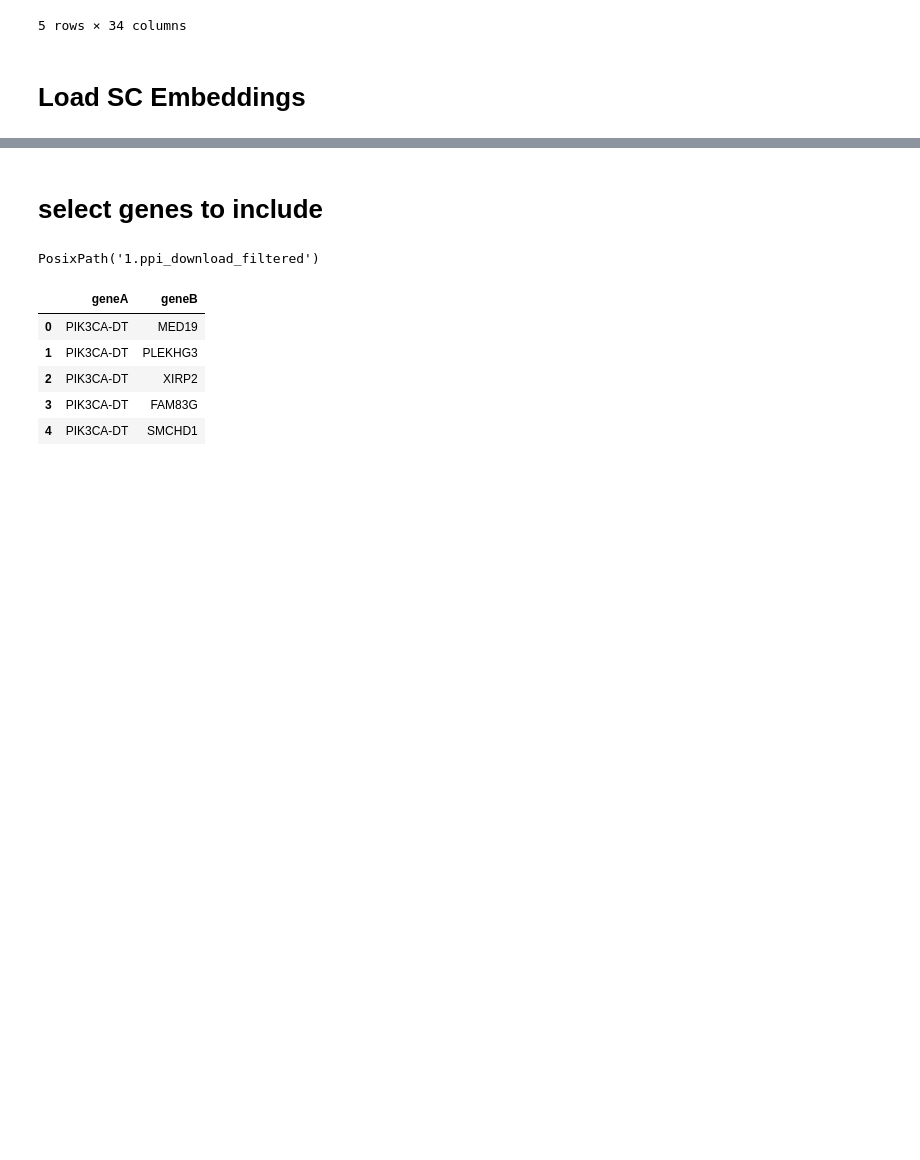
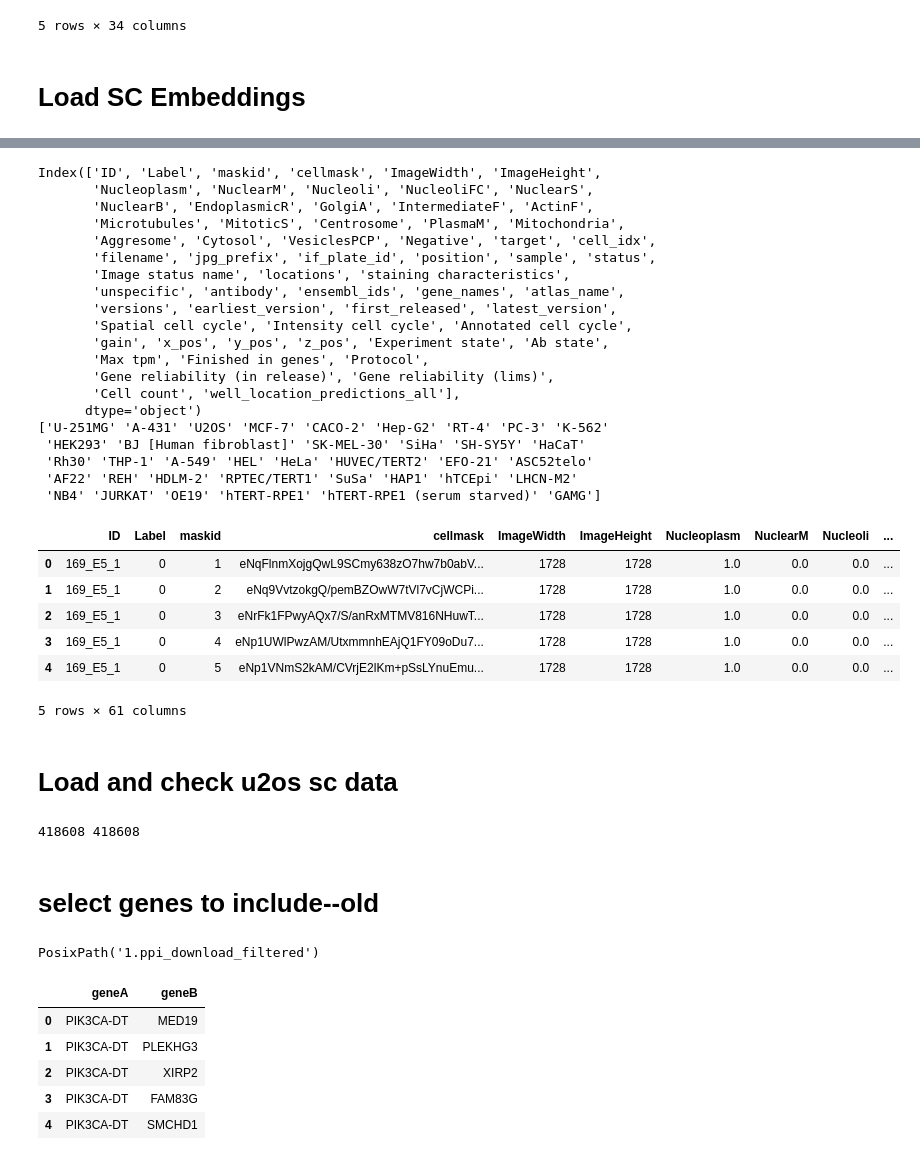
Before and after one commit to ishan-gaur/sc-music, a Jupyter notebook: runner.ipynb, the cells around one changed output, grey strips where cells are left out. Drawn from its saved outputs; the diff is of its cells as text; code cells hidden in the pictures; blank space fills up the shorter version.

```diff
--- a/runner.ipynb
+++ b/runner.ipynb
@@ -158,0 +160,3 @@ sc_image_features = np.load(feature_path)
+# %%
+hpa_images_df["ID"] = hpa_images_df["filename"].apply(lambda x: x.split("/")[-1][:-1])
+hpa_images_df.head()
@@ -158,0 +171,36 @@ sc_image_features = np.load(feature_path)
+# %%
+labels_df["cell_idx"] = labels_df["ID"].astype(str) + "_" + labels_df["maskid"].astype(str)
+labels_df = labels_df.join(hpa_images_df.set_index("ID"), on="ID", how="left")
+# %%
+print(labels_df.columns)
+print(labels_df["atlas_name"].unique())
+u2os_indices = labels_df[labels_df["atlas_name"] == "U2OS"].index
+labels_df.head()
+# %% [output]
+Index(['ID', 'Label', 'maskid', 'cellmask', 'ImageWidth', 'ImageHeight',
+       'Nucleoplasm', 'NuclearM', 'Nucleoli', 'NucleoliFC', 'NuclearS',
+       'NuclearB', 'EndoplasmicR', 'GolgiA', 'IntermediateF', 'ActinF',
+       'Microtubules', 'MitoticS', 'Centrosome', 'PlasmaM', 'Mitochondria',
+       'Aggresome', 'Cytosol', 'VesiclesPCP', 'Negative', 'target', 'cell_idx',
+       'filename', 'jpg_prefix', 'if_plate_id', 'position', 'sample', 'status',
+       'Image status name', 'locations', 'staining characteristics',
+       'unspecific', 'antibody', 'ensembl_ids', 'gene_names', 'atlas_name',
+       'versions', 'earliest_version', 'first_released', 'latest_version',
+       'Spatial cell cycle', 'Intensity cell cycle', 'Annotated cell cycle',
+       'gain', 'x_pos', 'y_pos', 'z_pos', 'Experiment state', 'Ab state',
+       'Max tpm', 'Finished in genes', 'Protocol',
+       'Gene reliability (in release)', 'Gene reliability (lims)',
+       'Cell count', 'well_location_predictions_all'],
+      dtype='object')
+['U-251MG' 'A-431' 'U2OS' 'MCF-7' 'CACO-2' 'Hep-G2' 'RT-4' 'PC-3' 'K-562'
+ 'HEK293' 'BJ [Human fibroblast]' 'SK-MEL-30' 'SiHa' 'SH-SY5Y' 'HaCaT'
+ 'Rh30' 'THP-1' 'A-549' 'HEL' 'HeLa' 'HUVEC/TERT2' 'EFO-21' 'ASC52telo'
+ 'AF22' 'REH' 'HDLM-2' 'RPTEC/TERT1' 'SuSa' 'HAP1' 'hTCEpi' 'LHCN-M2'
+ 'NB4' 'JURKAT' 'OE19' 'hTERT-RPE1' 'hTERT-RPE1 (serum starved)' 'GAMG']
+|  | ID | Label | maskid | cellmask | ImageWidth | ImageHeight | Nucleoplasm | NuclearM | Nucleoli | ... |
+| 0 | 169_E5_1 | 0 | 1 | eNqFlnmXojgQwL9SCmy638zO7hw7b0abV... | 1728 | 1728 | 1.0 | 0.0 | 0.0 | ... |
+| 1 | 169_E5_1 | 0 | 2 | eNq9VvtzokgQ/pemBZOwW7tVl7vCjWCPi... | 1728 | 1728 | 1.0 | 0.0 | 0.0 | ... |
+| 2 | 169_E5_1 | 0 | 3 | eNrFk1FPwyAQx7/S/anRxMTMV816NHuwT... | 1728 | 1728 | 1.0 | 0.0 | 0.0 | ... |
+| 3 | 169_E5_1 | 0 | 4 | eNp1UWlPwzAM/UtxmmnhEAjQ1FY09oDu7... | 1728 | 1728 | 1.0 | 0.0 | 0.0 | ... |
+| 4 | 169_E5_1 | 0 | 5 | eNp1VNmS2kAM/CVrjE2lKm+pSsLYnuEmu... | 1728 | 1728 | 1.0 | 0.0 | 0.0 | ... |
+5 rows × 61 columns
@@ -159,5 +213,13 @@ sc_image_features = np.load(feature_path)
+# %% [markdown]
+# Load and check u2os sc data
+# %%
+u2os_embeddings = np.load("u2os_embeddings.npy")
+u2os_labels = pd.read_csv("u2os_labels.csv")
+print(len(u2os_embeddings), len(u2os_labels))
+# %% [output]
+418608 418608
 # %% [markdown]
-# select genes to include
+# select genes to include--old
 # %%
 from pathlib import Path
 import shutil
```
Also changed, not shown: parts of 23 cells of this notebook, 15 other files.
